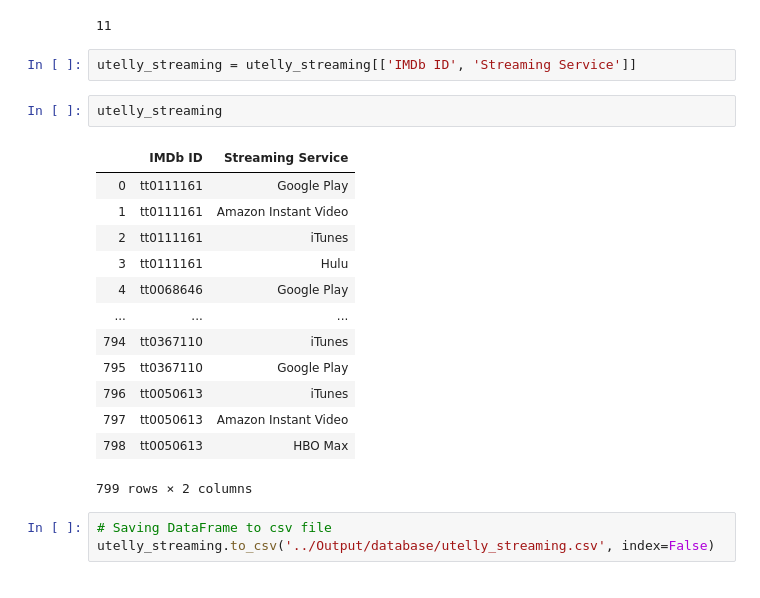
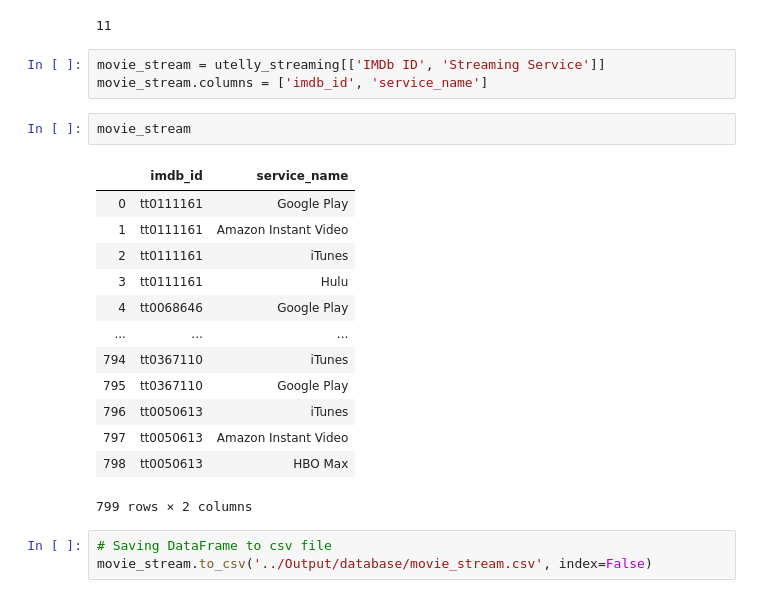
Before and after one commit to Duong-Luu/ETL-Project, a Jupyter notebook: Transform/transform.ipynb, the cells around one changed output. Drawn from its saved outputs; the diff is of its cells as text.

```diff
--- a/Transform/transform.ipynb
+++ b/Transform/transform.ipynb
@@ -244,23 +244,24 @@ len(utelly_streaming['Streaming Service'].unique())
 # %% [output]
 11
 # %%
-utelly_streaming = utelly_streaming[['IMDb ID', 'Streaming Service']]
+movie_stream = utelly_streaming[['IMDb ID', 'Streaming Service']]
+movie_stream.columns = ['imdb_id', 'service_name']
-# %%
-utelly_streaming
-# %% [output]
-|  | IMDb ID | Streaming Service |
-| 0 | tt0111161 | Google Play |
-| 1 | tt0111161 | Amazon Instant Video |
-| 2 | tt0111161 | iTunes |
-| 3 | tt0111161 | Hulu |
-| 4 | tt0068646 | Google Play |
-| ... | ... | ... |
-| 794 | tt0367110 | iTunes |
-| 795 | tt0367110 | Google Play |
-| 796 | tt0050613 | iTunes |
-| 797 | tt0050613 | Amazon Instant Video |
-| 798 | tt0050613 | HBO Max |
-799 rows × 2 columns
+# %%
+movie_stream
+# %% [output]
+|  | imdb_id | service_name |
+| 0 | tt0111161 | Google Play |
+| 1 | tt0111161 | Amazon Instant Video |
+| 2 | tt0111161 | iTunes |
+| 3 | tt0111161 | Hulu |
+| 4 | tt0068646 | Google Play |
+| ... | ... | ... |
+| 794 | tt0367110 | iTunes |
+| 795 | tt0367110 | Google Play |
+| 796 | tt0050613 | iTunes |
+| 797 | tt0050613 | Amazon Instant Video |
+| 798 | tt0050613 | HBO Max |
+799 rows × 2 columns
 # %%
 # Saving DataFrame to csv file
-utelly_streaming.to_csv('../Output/database/utelly_streaming.csv', index=False)
+movie_stream.to_csv('../Output/database/movie_stream.csv', index=False)
```
Also changed, not shown: 2 other files.
